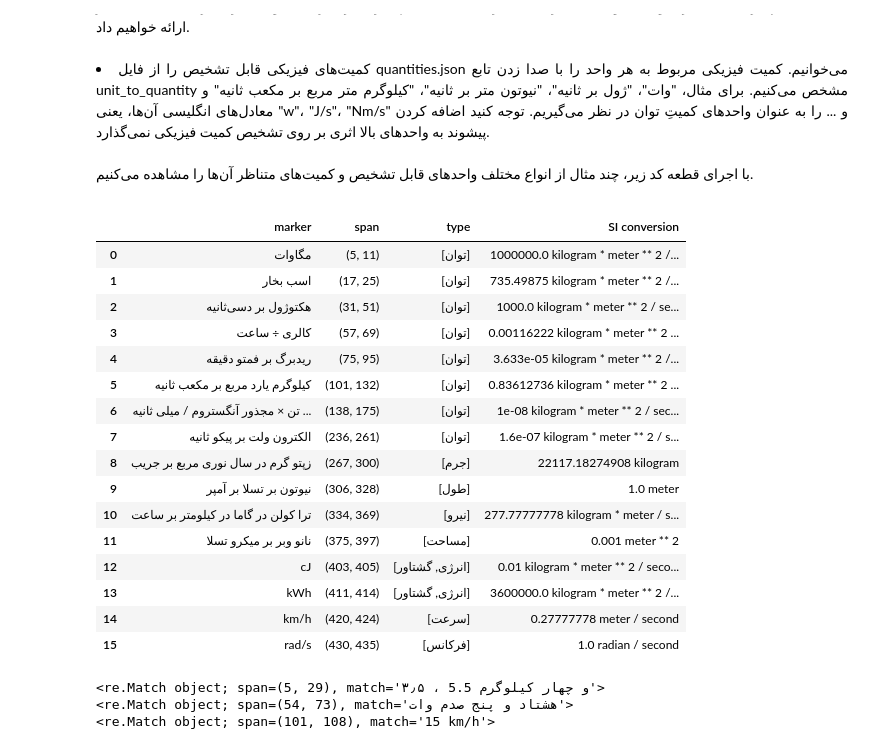
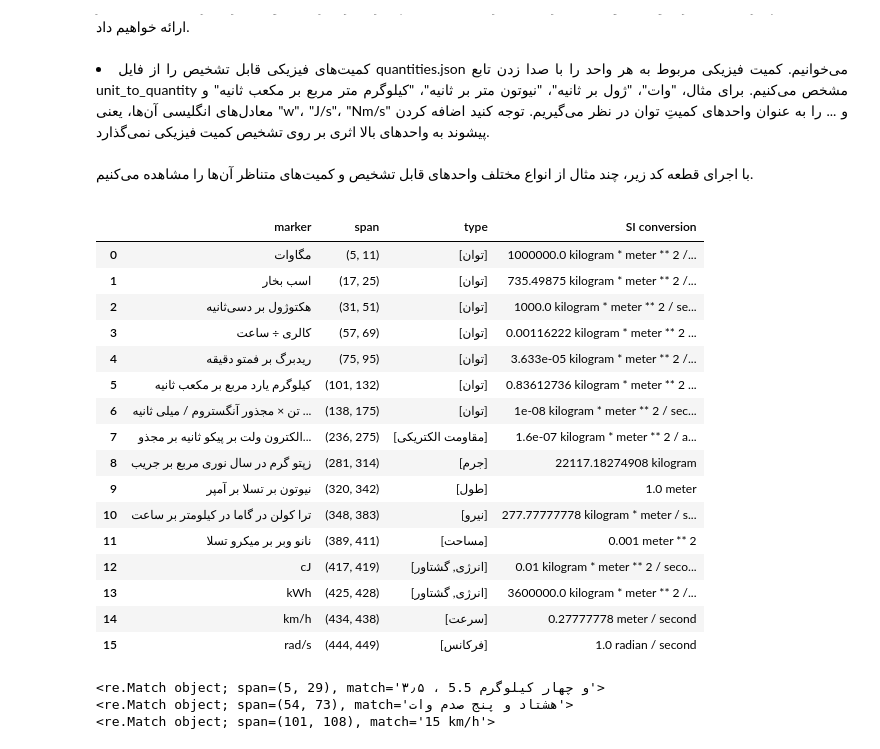
Before and after one commit to arshandalili/mir-units-of-measurements, a Jupyter notebook: units_of_measurement.ipynb, the cells around one changed output. Cells and saved outputs as stored; diff of their text form; code cells hidden in the pictures.

```diff
--- a/units_of_measurement.ipynb
+++ b/units_of_measurement.ipynb
@@ -328,7 +328,7 @@ sample = """
     کیلوگرم یارد مربع بر مکعب ثانیه،
     تن × مجذور آنگستروم / میلی ثانیه مکعب،
     یوکتو اونس در میکرون مربع بر واحد زمانی اتمی مکعب،
-    الکترون ولت بر پیکو ثانیه،
+    الکترون ولت بر پیکو ثانیه بر مجذور آمپر،
     زپتو گرم در سال نوری مربع بر جریب،
     نیوتون بر تسلا بر آمپر،
     ترا کولن در گاما در کیلومتر بر ساعت،
@@ -336,42 +336,42 @@ sample = """
     cJ،
     kWh،
     km/h،
     rad/s
 """
 
 result = {
     'marker': [],
     'span': [],
     'type': [],
     'SI conversion': []
 }
 
 ureg = pint.UnitRegistry()
 for unit in extract_units(sample):
     result['marker'].append(unit['marker'])
     result['span'].append(unit['span'])
     result['type'].append(unit_to_quantity(unit['object']))
     result['SI conversion'].append(str(round(unit_to_SI_unit(unit['object']), 8)))
 
 pd.DataFrame(result)
 # %% [output]
 |  | marker | span | type | SI conversion |
 | 0 | مگاوات | (5, 11) | [توان] | 1000000.0 kilogram * meter ** 2 /... |
 | 1 | اسب بخار | (17, 25) | [توان] | 735.49875 kilogram * meter ** 2 /... |
 | 2 | هکتوژول بر دسی‌ثانیه | (31, 51) | [توان] | 1000.0 kilogram * meter ** 2 / se... |
 | 3 | کالری ÷ ساعت | (57, 69) | [توان] | 0.00116222 kilogram * meter ** 2 ... |
 | 4 | ریدبرگ بر فمتو دقیقه | (75, 95) | [توان] | 3.633e-05 kilogram * meter ** 2 /... |
 | 5 | کیلوگرم یارد مربع بر مکعب ثانیه | (101, 132) | [توان] | 0.83612736 kilogram * meter ** 2 ... |
 | 6 | تن × مجذور آنگستروم / میلی ثانیه ... | (138, 175) | [توان] | 1e-08 kilogram * meter ** 2 / sec... |
-| 7 | الکترون ولت بر پیکو ثانیه | (236, 261) | [توان] | 1.6e-07 kilogram * meter ** 2 / s... |
-| 8 | زپتو گرم در سال نوری مربع بر جریب | (267, 300) | [جرم] | 22117.18274908 kilogram |
-| 9 | نیوتون بر تسلا بر آمپر | (306, 328) | [طول] | 1.0 meter |
-| 10 | ترا کولن در گاما در کیلومتر بر ساعت | (334, 369) | [نیرو] | 277.77777778 kilogram * meter / s... |
-| 11 | نانو وبر بر میکرو تسلا | (375, 397) | [مساحت] | 0.001 meter ** 2 |
-| 12 | cJ | (403, 405) | [انرژی, گشتاور] | 0.01 kilogram * meter ** 2 / seco... |
-| 13 | kWh | (411, 414) | [انرژی, گشتاور] | 3600000.0 kilogram * meter ** 2 /... |
-| 14 | km/h | (420, 424) | [سرعت] | 0.27777778 meter / second |
-| 15 | rad/s | (430, 435) | [فرکانس] | 1.0 radian / second |
+| 7 | الکترون ولت بر پیکو ثانیه بر مجذو... | (236, 275) | [مقاومت الکتریکی] | 1.6e-07 kilogram * meter ** 2 / a... |
+| 8 | زپتو گرم در سال نوری مربع بر جریب | (281, 314) | [جرم] | 22117.18274908 kilogram |
+| 9 | نیوتون بر تسلا بر آمپر | (320, 342) | [طول] | 1.0 meter |
+| 10 | ترا کولن در گاما در کیلومتر بر ساعت | (348, 383) | [نیرو] | 277.77777778 kilogram * meter / s... |
+| 11 | نانو وبر بر میکرو تسلا | (389, 411) | [مساحت] | 0.001 meter ** 2 |
+| 12 | cJ | (417, 419) | [انرژی, گشتاور] | 0.01 kilogram * meter ** 2 / seco... |
+| 13 | kWh | (425, 428) | [انرژی, گشتاور] | 3600000.0 kilogram * meter ** 2 /... |
+| 14 | km/h | (434, 438) | [سرعت] | 0.27777778 meter / second |
+| 15 | rad/s | (444, 449) | [فرکانس] | 1.0 radian / second |
 # %%
 from number_extractor import *
 from unit_extractor import *
```
Also changed, not shown: 2 other files.
